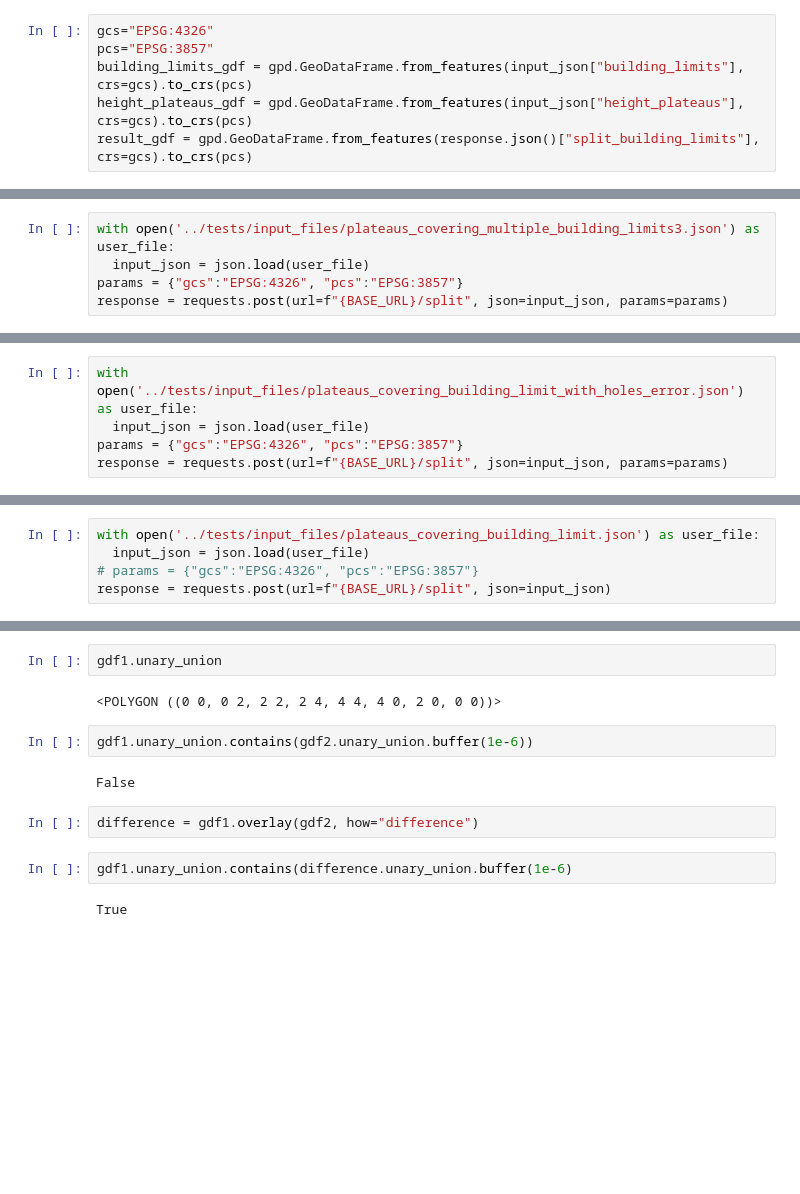
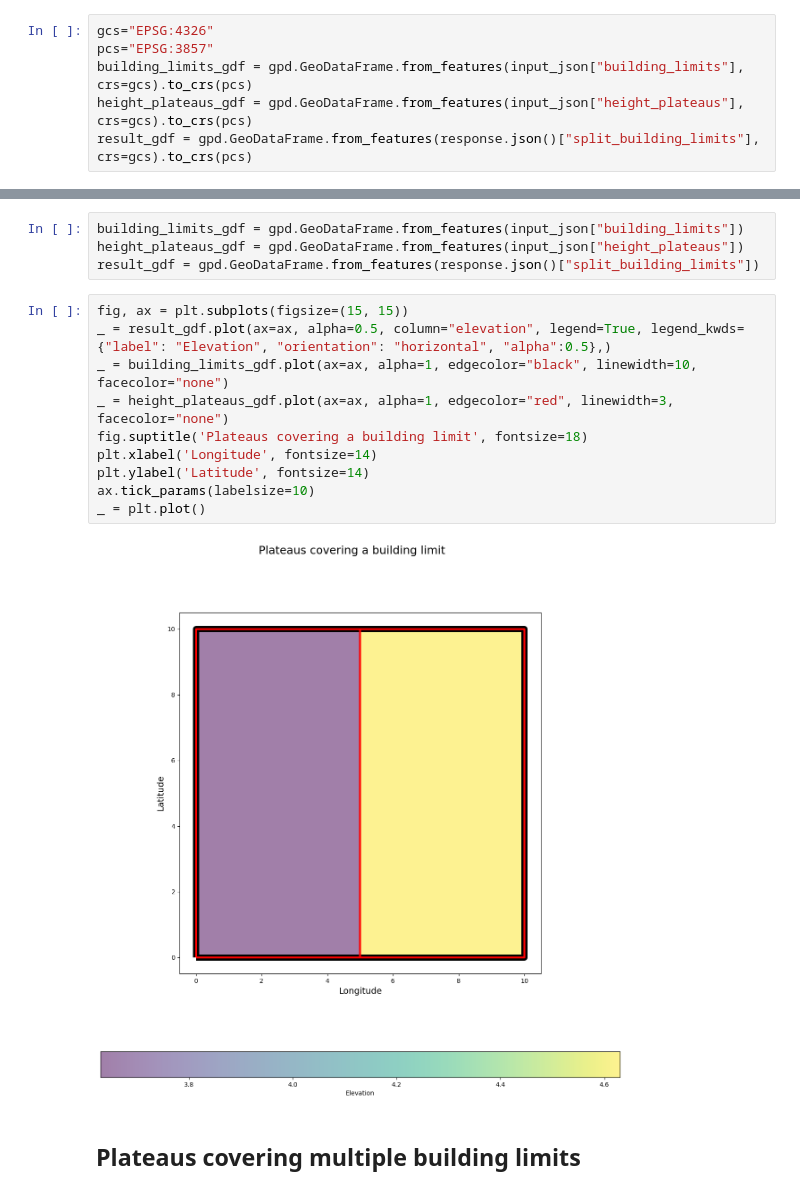
Before and after one commit to Anitsirc22/split-building-limits-api, a Jupyter notebook: examples/split_building_limits_examples.ipynb, the cells around one changed output, grey strips where cells are left out. Cells and saved outputs as stored; diff of their text form; blank space fills up the shorter version.

```diff
--- a/examples/split_building_limits_examples.ipynb
+++ b/examples/split_building_limits_examples.ipynb
@@ -158,5 +79,0 @@ Text(192.47222222222223, 0.5, 'Latitude')
-# %%
-with open('../tests/input_files/plateaus_covering_multiple_building_limits3.json') as user_file:
-  input_json = json.load(user_file)
-params = {"gcs":"EPSG:4326", "pcs":"EPSG:3857"}
-response = requests.post(url=f"{BASE_URL}/split", json=input_json, params=params)
@@ -180,5 +79,0 @@ Text(150.22222222222223, 0.5, 'Latitude')
-# %%
-with open('../tests/input_files/plateaus_covering_building_limit_with_holes_error.json') as user_file:
-  input_json = json.load(user_file)
-params = {"gcs":"EPSG:4326", "pcs":"EPSG:3857"}
-response = requests.post(url=f"{BASE_URL}/split", json=input_json, params=params)
@@ -223,5 +79,0 @@ Text(331.5972222222223, 0.5, 'Latitude')
-# %%
-with open('../tests/input_files/plateaus_covering_building_limit.json') as user_file:
-  input_json = json.load(user_file)
-# params = {"gcs":"EPSG:4326", "pcs":"EPSG:3857"}
-response = requests.post(url=f"{BASE_URL}/split", json=input_json)
@@ -291,14 +80,18 @@ _ = gdf2.plot(ax=ax, alpha=0.5, edgecolor="orange", linewidth=8, facecolor="oran
-# %%
-gdf1.unary_union
-# %% [output]
-<POLYGON ((0 0, 0 2, 2 2, 2 4, 4 4, 4 0, 2 0, 0 0))>
-# %%
-gdf1.unary_union.contains(gdf2.unary_union.buffer(1e-6))
-# %% [output]
-False
-# %%
-difference = gdf1.overlay(gdf2, how="difference")
-# %%
-gdf1.unary_union.contains(difference.unary_union.buffer(1e-6)
-# %% [output]
-True
+# %%
+building_limits_gdf = gpd.GeoDataFrame.from_features(input_json["building_limits"])
+height_plateaus_gdf = gpd.GeoDataFrame.from_features(input_json["height_plateaus"])
+result_gdf = gpd.GeoDataFrame.from_features(response.json()["split_building_limits"])
+# %%
+fig, ax = plt.subplots(figsize=(15, 15))
+_ = result_gdf.plot(ax=ax, alpha=0.5, column="elevation", legend=True, legend_kwds={"label": "Elevation", "orientation": "horizontal", "alpha":0.5},)
+_ = building_limits_gdf.plot(ax=ax, alpha=1, edgecolor="black", linewidth=10, facecolor="none")
+_ = height_plateaus_gdf.plot(ax=ax, alpha=1, edgecolor="red", linewidth=3, facecolor="none")
+fig.suptitle('Plateaus covering a building limit', fontsize=18)
+plt.xlabel('Longitude', fontsize=14)
+plt.ylabel('Latitude', fontsize=14)
+ax.tick_params(labelsize=10)
+_ = plt.plot()
+# %% [output]
+[figure, added]
+# %% [markdown]
+## Plateaus covering multiple building limits
```
Also changed, not shown: parts of 39 cells of this notebook, 11 other files.
